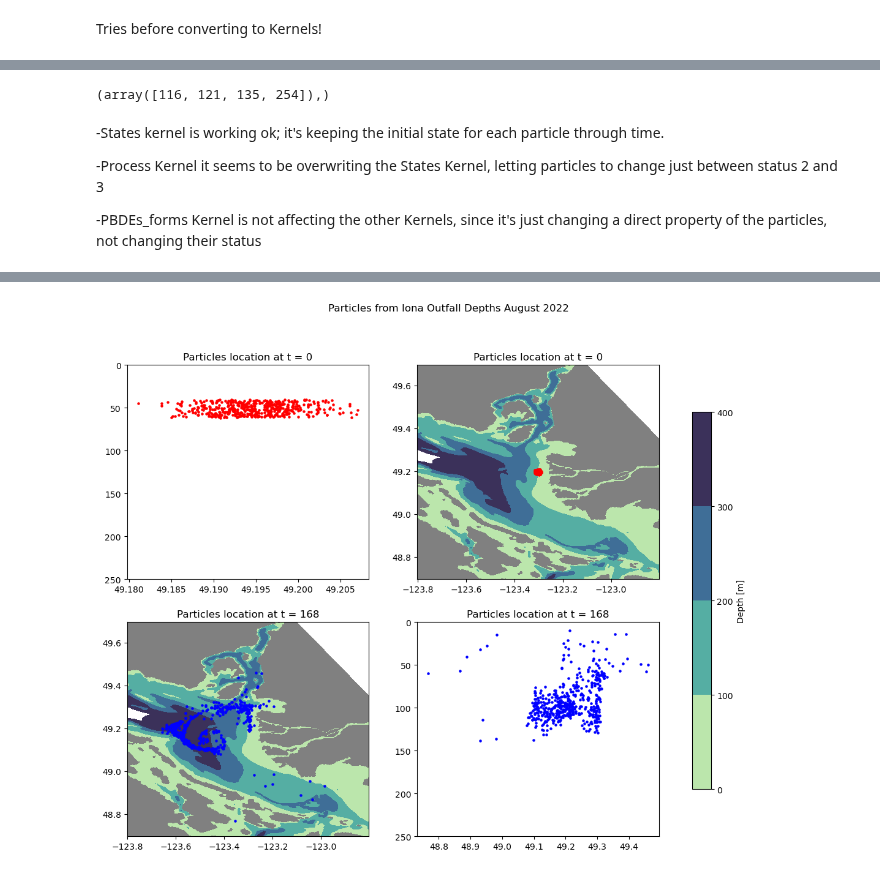
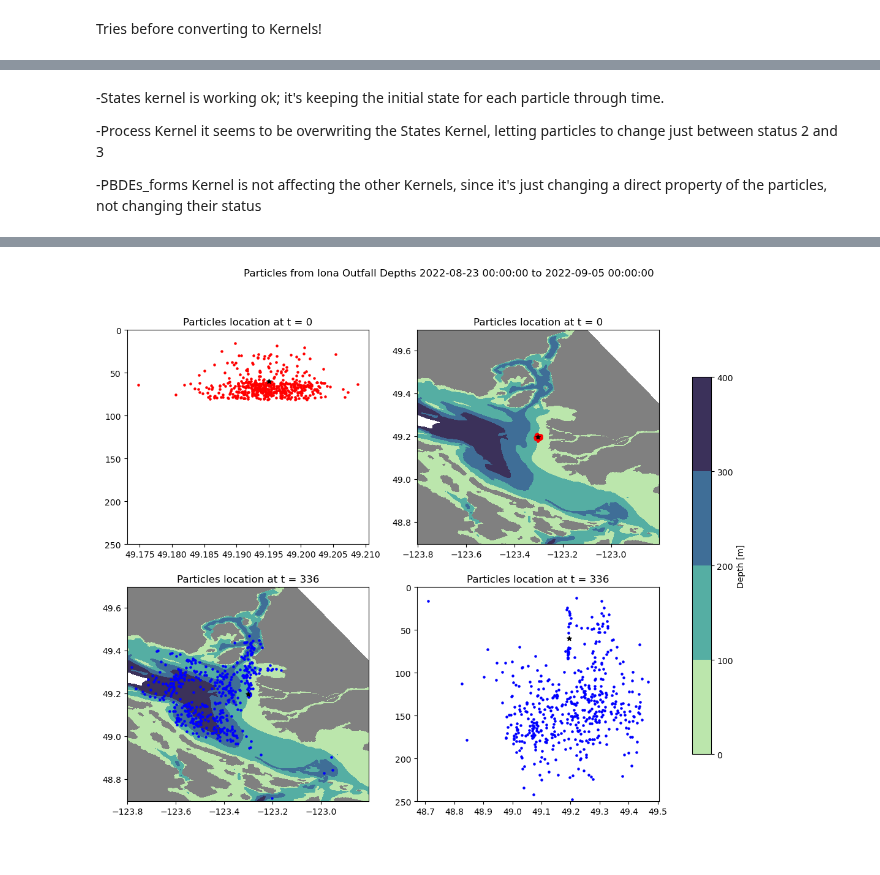
Before and after one commit to SalishSeaCast/analysis-vicente, a Jupyter notebook: Ocean_Parcels/drafts/PBDE_states.ipynb, the cells around one changed output, grey strips where cells are left out. Drawn from its saved outputs; the diff is of its cells as text; code cells hidden in the pictures.

```diff
--- a/Ocean_Parcels/drafts/PBDE_states.ipynb
+++ b/Ocean_Parcels/drafts/PBDE_states.ipynb
@@ -81,12 +81,12 @@ def newest(path):
 # %%
 #Definitions
 start = datetime(2022, 8, 23) #Start date
-length = 7 # Set Time length [days]
+length = 14 # Set Time length [days]
 dt = 90 #toggle between - or + to pick backwards or forwards
 N = 1 # 1000   # number of  locations
 # Here the number of particles needs to be associated to the discharge rates from the Iona Outfall
 n = 500 # number of particles per location
-dmin = 40#minimum depth
+dmin = 60#minimum depth
 dd = 20 #max depth difference from dmin
 dtp = 0
 odt = 1 #mins
@@ -398,7 +411,3 @@ ax[0,1].legend()
-# %%
-np.where(ds1.status[:,0] == 1.0)
-# %% [output]
-(array([116, 121, 135, 254]),)
 # %% [markdown]
 -States kernel is working ok; it's keeping the initial state for each particle through time.
 
@@ -411,6 +420,7 @@ np.where(ds1.status[:,0] == 1.0)
 fig,axs=plt.subplots(2,2,figsize=(14,10))
 
 axs[0,0].scatter(ds1.lat[:,0],depth1[:,0],zorder=3,c='r',s=5)
+axs[0,0].scatter(clat[0],dmin, zorder=3, c='k', marker='*',s=30)
 axs[0,0].set_ylim([250,0])
 axs[0,0].set_title(f'Particles location at t = ' + str(ds1.time['obs'].values[0]))
 
@@ -420,6 +430,7 @@ blevels = list(np.arange(0,500,100))
 im=axs[0,1].contourf(coords.nav_lon, coords.nav_lat, mask.totaldepth[:,:],zorder=1,cmap=cmap,levels=blevels)
 axs[0,1].contourf(coords.nav_lon, coords.nav_lat, mask.umask[0,0,:,:],zorder=2,cmap='gray',levels=[-1,0])
 axs[0,1].scatter(ds1.lon[:,0],ds1.lat[:,0],zorder=3,c='r',s=5)
+axs[0,1].scatter(clon[0],clat[0], zorder=3, c='k', marker='*',s=30)
 axs[0,1].set_ylim([clat[0]-.5,clat[0]+.5])
 axs[0,1].set_xlim([clon[0]-.5,clon[0]+.5])
 axs[0,1].set_title('Particles location at t = 0')
@@ -427,16 +438,18 @@ axs[0,1].set_title('Particles location at t = 0')
 im=axs[1,0].contourf(coords.nav_lon, coords.nav_lat, mask.totaldepth[:,:],zorder=1,cmap=cmap,levels=blevels)
 axs[1,0].contourf(coords.nav_lon, coords.nav_lat, mask.umask[0,0,:,:],zorder=2,cmap='gray',levels=[-1,0])
 axs[1,0].scatter(ds1.lon[:,-1],ds1.lat[:,-1],zorder=3,c='b',s=5)
+axs[1,0].scatter(clon[0],clat[0], zorder=3, c='k', marker='*',s=30)
 axs[1,0].set_ylim([clat[0]-.5,clat[0]+.5])
 axs[1,0].set_xlim([clon[0]-.5,clon[0]+.5])
-axs[1,0].set_title(f'Particles location at t = {length*24}')
+axs[1,0].set_title(f'Particles location at t = ' + str(ds1.time['obs'].values[-1]+1))
 
 axs[1,1].scatter(ds1.lat[:,-1],depth1[:,-1],zorder=3,c='b',s=5)
+axs[1,1].scatter(clat[0],dmin, zorder=3, c='k', marker='*',s=30)
 axs[1,1].set_ylim([250,0])
 axs[1,1].set_title(f'Particles location at t = ' + str(ds1.time['obs'].values[-1]+1))
 #
 cbar = fig.colorbar(im, ax=axs, location='right', shrink=0.8)
 cbar.set_label('Depth [m]')
 #
-plt.suptitle('Particles from Iona Outfall Depths August 2022')
+plt.suptitle('Particles from Iona Outfall Depths ' + str(daterange[0]) + ' to ' + str(daterange[-1]))
 # %% [output]
@@ -444,4 +457,4 @@ Text(0.5, 0.98, 'Particles from Iona Outfall Depths August 2022')
-[figure, old version]
+[figure, new version]
 # %%
 fig, ax = plt.subplots(1,2,figsize=(19, 8))
 im = ax[0].contourf(coords.nav_lon, coords.nav_lat, mask.totaldepth[:,:],zorder=1,cmap=cmap,levels=blevels)
```
Also changed, not shown: parts of 14 cells of this notebook, 3 other files.
